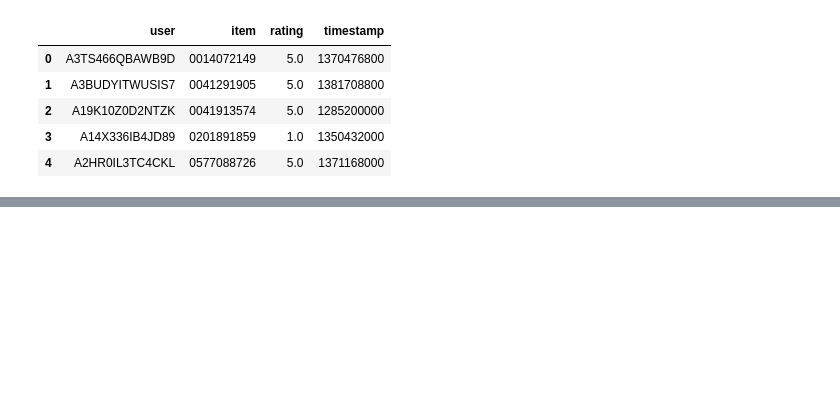
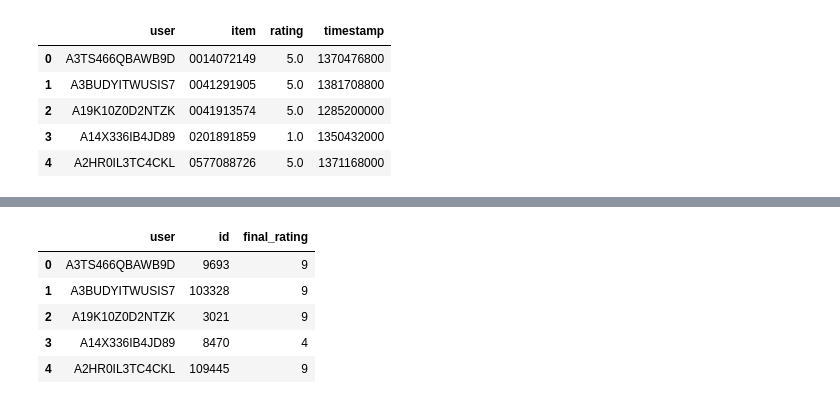
Before and after one commit to adityamurti/Streamlit_Recommendation-System, a Jupyter notebook: user.ipynb, the cells around one changed output, grey strips where cells are left out. Drawn from its saved outputs; the diff is of its cells as text; code cells hidden in the pictures; blank space fills up the shorter version.

```diff
--- a/user.ipynb
+++ b/user.ipynb
@@ -58,0 +79,10 @@ memory usage: 11.4+ MB
+# %%
+df_ratings = df_amazon_ratings[["user", "id", "final_rating"]]
+df_ratings.head()
+# %% [output]
+|  | user | id | final_rating |
+| 0 | A3TS466QBAWB9D | 9693 | 9 |
+| 1 | A3BUDYITWUSIS7 | 103328 | 9 |
+| 2 | A19K10Z0D2NTZK | 3021 | 9 |
+| 3 | A14X336IB4JD89 | 8470 | 4 |
+| 4 | A2HR0IL3TC4CKL | 109445 | 9 |
```
Also changed, not shown: parts of 14 cells of this notebook.
